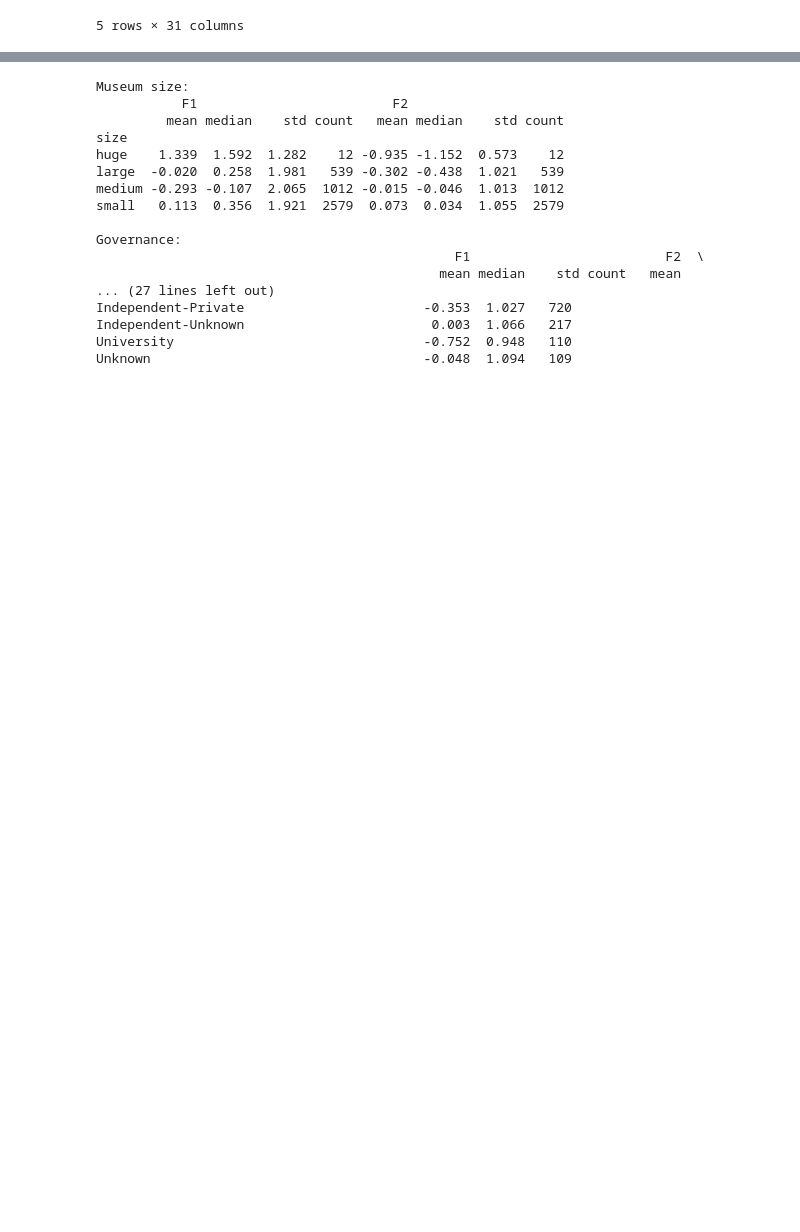
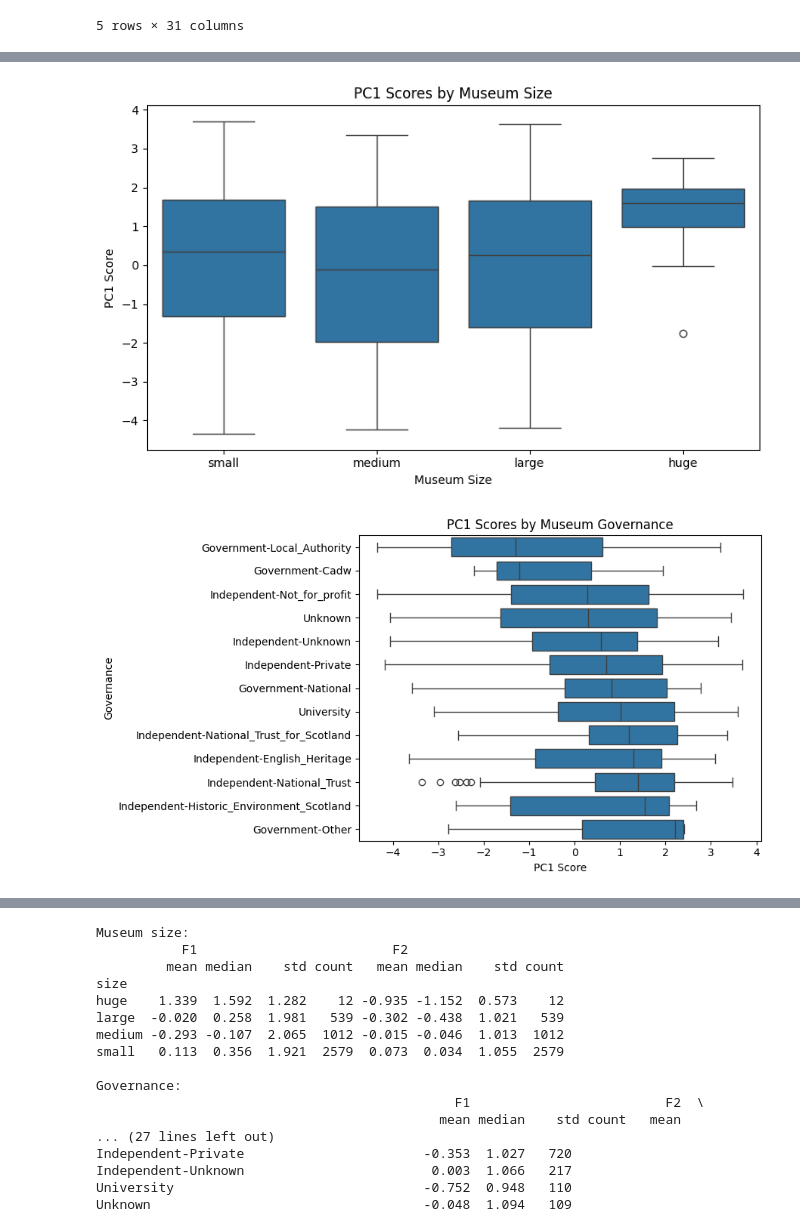
Before and after one commit to aryasure/BA305-UK-Mapping-Musem-Project, a Jupyter notebook: Desciptive_Analysis_PCA.ipynb, the cells around one changed output, grey strips where cells are left out. Cells and saved outputs as stored; diff of their text form; code cells hidden in the pictures; blank space fills up the shorter version.

```diff
--- a/Desciptive_Analysis_PCA.ipynb
+++ b/Desciptive_Analysis_PCA.ipynb
@@ -283,3 +301,28 @@ fig = px.scatter(museum_df_aug, x='F1', y='F2', color='size', hover_name='name_o
 fig.show()
 # %% [output]
 [interactive output not drawn]
+# %%
+
+# PC1 by museum size
+plt.figure(figsize=(8, 5))
+sns.boxplot(data=museum_df_aug, x='size', y='F1', order=['small', 'medium', 'large', 'huge'],)
+plt.title('PC1 Scores by Museum Size')
+plt.xlabel('Museum Size')
+plt.ylabel('PC1 Score')
+plt.tight_layout()
+plt.show()
+
+# PC1 by governance
+
+# Sort governance categories by median PC1 score
+gov_order = (museum_df_aug.groupby('governance')['F1'].median().sort_values().index)
+plt.figure(figsize=(9, 5))
+sns.boxplot(data=museum_df_aug, x='F1', y='governance', order=gov_order)
+plt.title('PC1 Scores by Museum Governance')
+plt.xlabel('PC1 Score')
+plt.ylabel('Governance')
+plt.tight_layout()
+plt.show()
+# %% [output]
+[figure, added]
+[figure, added]
```
Also changed, not shown: parts of 14 cells of this notebook.
